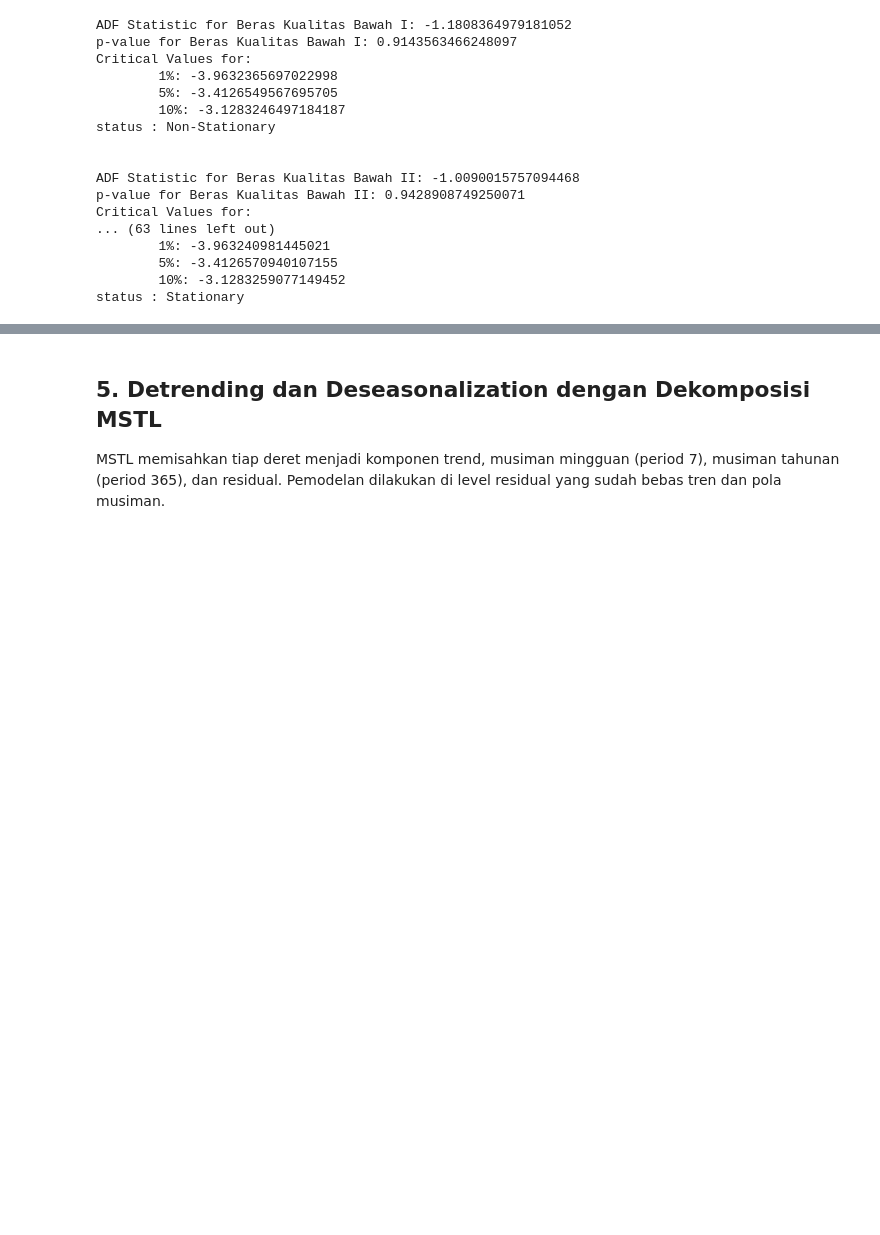
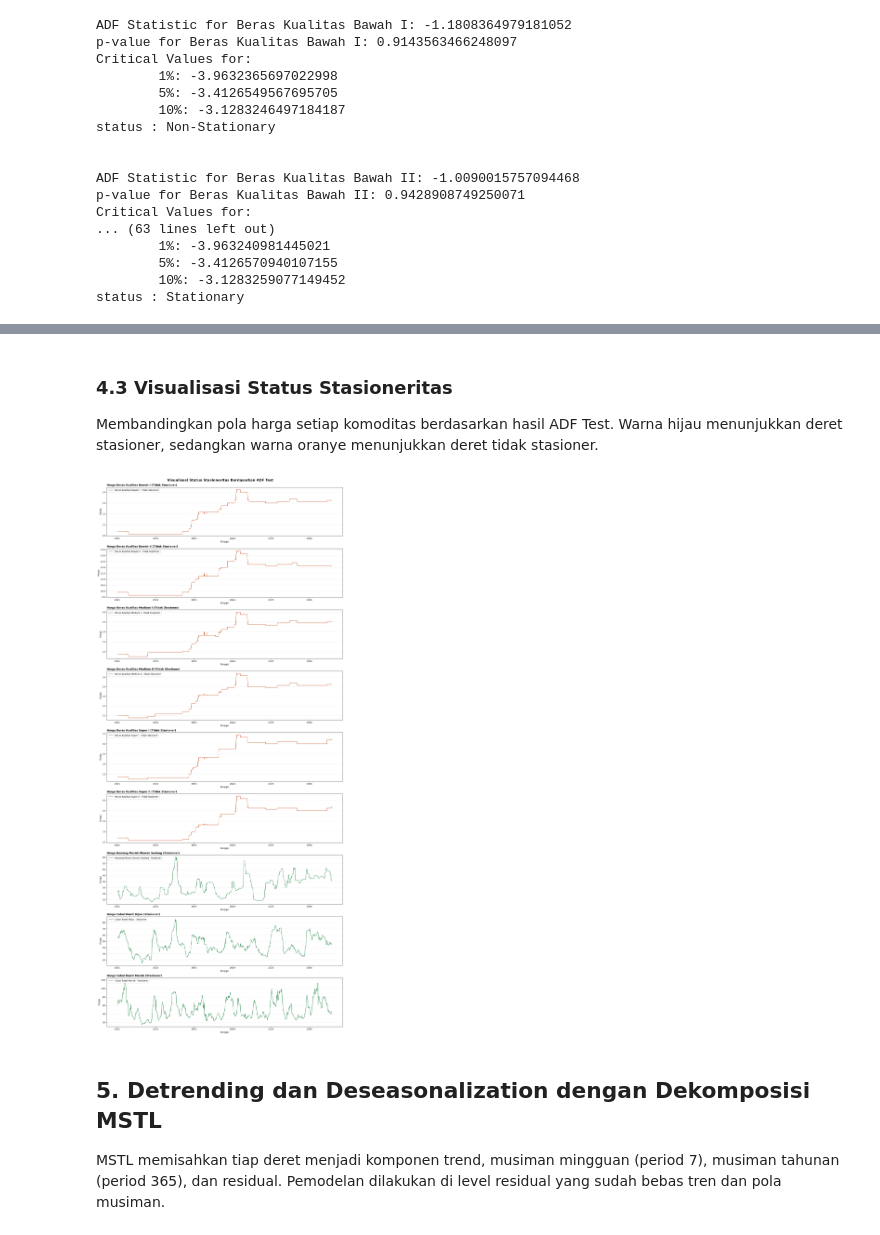
Before and after one commit to YosiaCoKR/program-skripsi, a Jupyter notebook: webapp/research/code.ipynb, the cells around one changed output, grey strips where cells are left out. Drawn from its saved outputs; the diff is of its cells as text; code cells hidden in the pictures; blank space fills up the shorter version.

```diff
--- a/webapp/research/code.ipynb
+++ b/webapp/research/code.ipynb
@@ -39,7 +47,7 @@ df_raw = pd.read_csv("DATASET-BERAS.csv")
 
 Kolom `tanggal` dikonversi ke tipe `datetime`, lalu dijadikan indeks agar data dikenali sebagai deret waktu harian.
 # %%
-df_raw["tanggal"] = pd.to_datetime(df_raw["tanggal"])
+df_raw["tanggal"] = pd.to_datetime(df_raw["tanggal"], yearfirst=True)
 df_raw.set_index("tanggal", inplace=True)
 # %% [markdown]
 ### 2.3 Memeriksa Informasi dan Tipe Data
@@ -335,3 +307,58 @@ status : Stationary
+# %% [markdown]
+### 4.3 Visualisasi Status Stasioneritas
+
+Membandingkan pola harga setiap komoditas berdasarkan hasil ADF Test. Warna hijau menunjukkan deret stasioner, sedangkan warna oranye menunjukkan deret tidak stasioner.
+# %%
+stasionery_status = {}
+stasionery_date = {}
+for col in comodity_cols:
+    result = adfuller(
+        df_cleaned[col].dropna(),
+        maxlag=None,
+        regression="ct",
+        autolag="AIC",
+        store=False,
+        regresults=False,
+    )
+    stasionery_status[col] = "Stasioner" if result[1] < 0.05 else "Tidak Stasioner"
+
+fig_size = (16, 4 * len(comodity_cols))
+
+fig, axes = plt.subplots(
+    nrows=len(comodity_cols),
+    ncols=1,
+    figsize=fig_size,
+)
+
+for ax, col in zip(axes, comodity_cols):
+    status = stasionery_status[col]
+    color = "#16803c" if status == "Stasioner" else "#c2410c"
+
+    ax.plot(
+        df_cleaned.index,
+        df_cleaned[col],
+        color=color,
+        linewidth=1.2,
+        label=f"{col} - {status}",
+    )
+    ax.set_title(f"Harga {col} ({status})", loc="left", fontsize=12, fontweight="bold")
+    ax.set_ylabel("Harga")
+    ax.set_xlabel("Tanggal")
+    ax.grid(axis="y", alpha=0.25)
+    ax.legend(loc="upper left")
+
+fig.suptitle(
+    "Visualisasi Status Stasioneritas Berdasarkan ADF Test",
+    fontsize=16,
+    fontweight="bold",
+    y=0.995,
+)
+fig.subplots_adjust(hspace=0.6, top=0.97)
+plt.tight_layout()
+
+plt.show()
+# %% [output]
+[figure, added]
 # %% [markdown]
 ## 5. Detrending dan Deseasonalization dengan Dekomposisi MSTL
 
```
Also changed, not shown: parts of 6 cells of this notebook.
